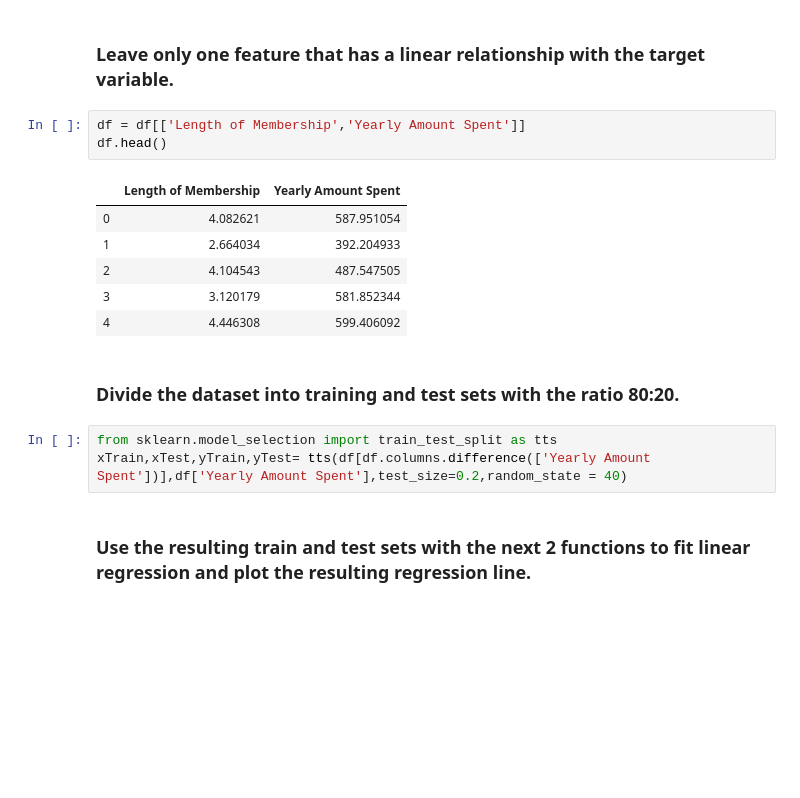
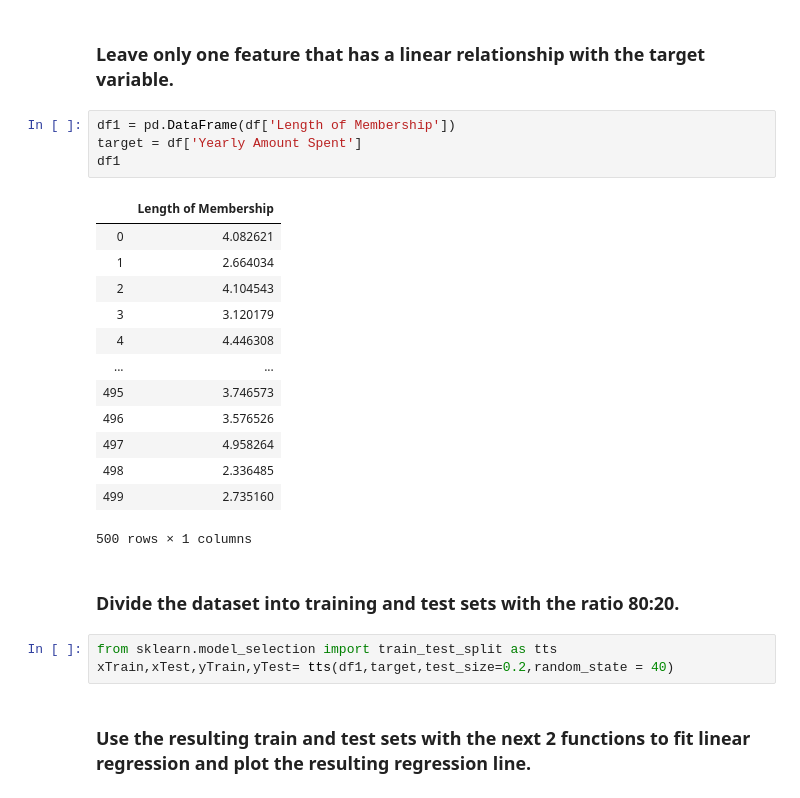
Before and after one commit to Edgar-creator/Intro_To_ML, a Jupyter notebook: Week4/Practical4/Linear_regression_practical_homework.ipynb, the cells around one changed output. Saved outputs shown, nothing was run; the diff lists cells and outputs as text; blank space fills up the shorter version.

```diff
--- a/Week4/Practical4/Linear_regression_practical_homework.ipynb
+++ b/Week4/Practical4/Linear_regression_practical_homework.ipynb
@@ -70,20 +72,28 @@ Text(81.125, 0.5, 'Yearly Amount Spent')
 # %% [markdown]
 ### Leave only one feature that has a linear relationship with the target variable.
 # %%
-df = df[['Length of Membership','Yearly Amount Spent']]
-df.head()
+df1 = pd.DataFrame(df['Length of Membership'])
+target = df['Yearly Amount Spent']
+df1
 # %% [output]
-|  | Length of Membership | Yearly Amount Spent |
-| 0 | 4.082621 | 587.951054 |
-| 1 | 2.664034 | 392.204933 |
-| 2 | 4.104543 | 487.547505 |
-| 3 | 3.120179 | 581.852344 |
-| 4 | 4.446308 | 599.406092 |
+|  | Length of Membership |
+| 0 | 4.082621 |
+| 1 | 2.664034 |
+| 2 | 4.104543 |
+| 3 | 3.120179 |
+| 4 | 4.446308 |
+| ... | ... |
+| 495 | 3.746573 |
+| 496 | 3.576526 |
+| 497 | 4.958264 |
+| 498 | 2.336485 |
+| 499 | 2.735160 |
+500 rows × 1 columns
 # %% [markdown]
 ### Divide the dataset into training and test sets with the ratio 80:20.
 # %%
 from sklearn.model_selection import train_test_split as tts
-xTrain,xTest,yTrain,yTest= tts(df[df.columns.difference(['Yearly Amount Spent'])],df['Yearly Amount Spent'],test_size=0.2,random_state = 40)
+xTrain,xTest,yTrain,yTest= tts(df1,target,test_size=0.2,random_state = 40)
 # %% [markdown]
 ### Use the resulting train and test sets with the next 2 functions to fit linear regression and plot the resulting regression line.
 # %% [markdown]
```
Also changed, not shown: parts of 6 cells of this notebook, 4 other files.
